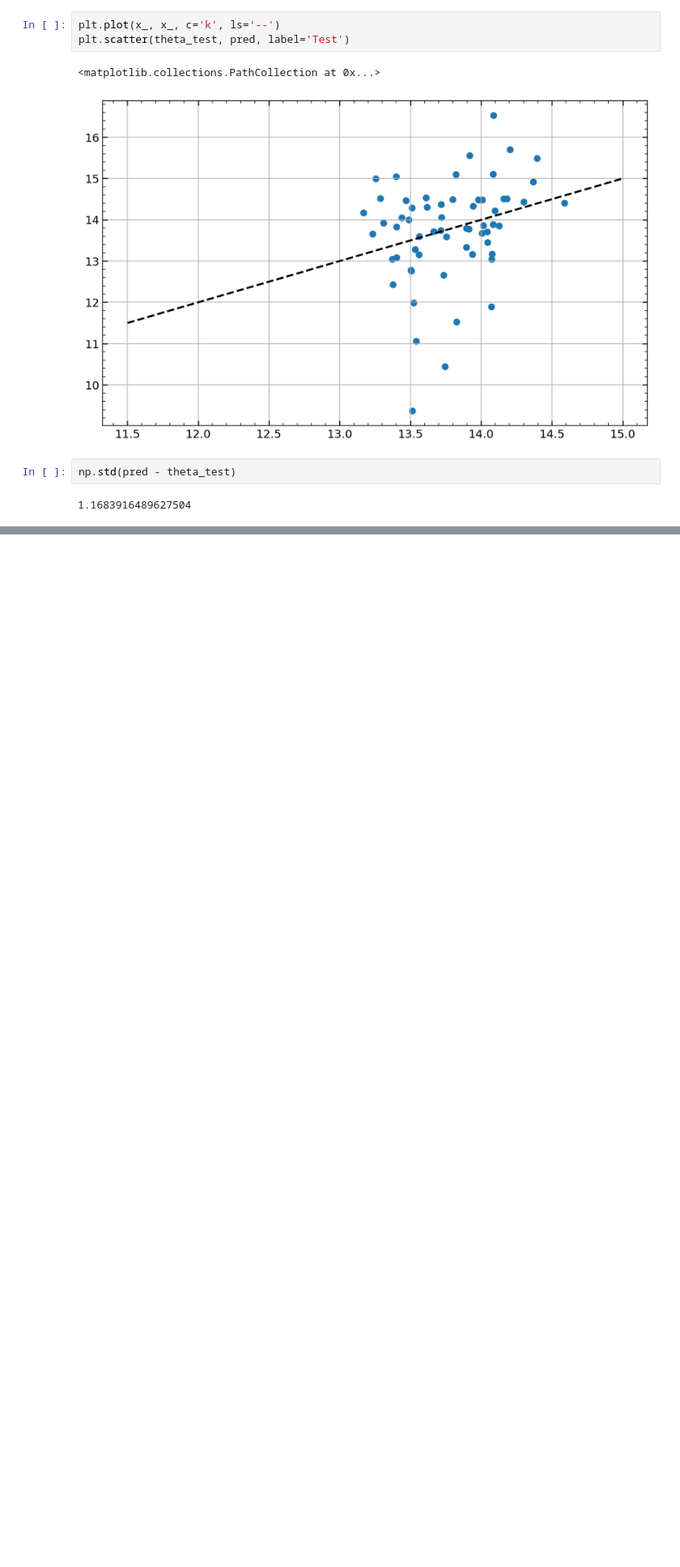
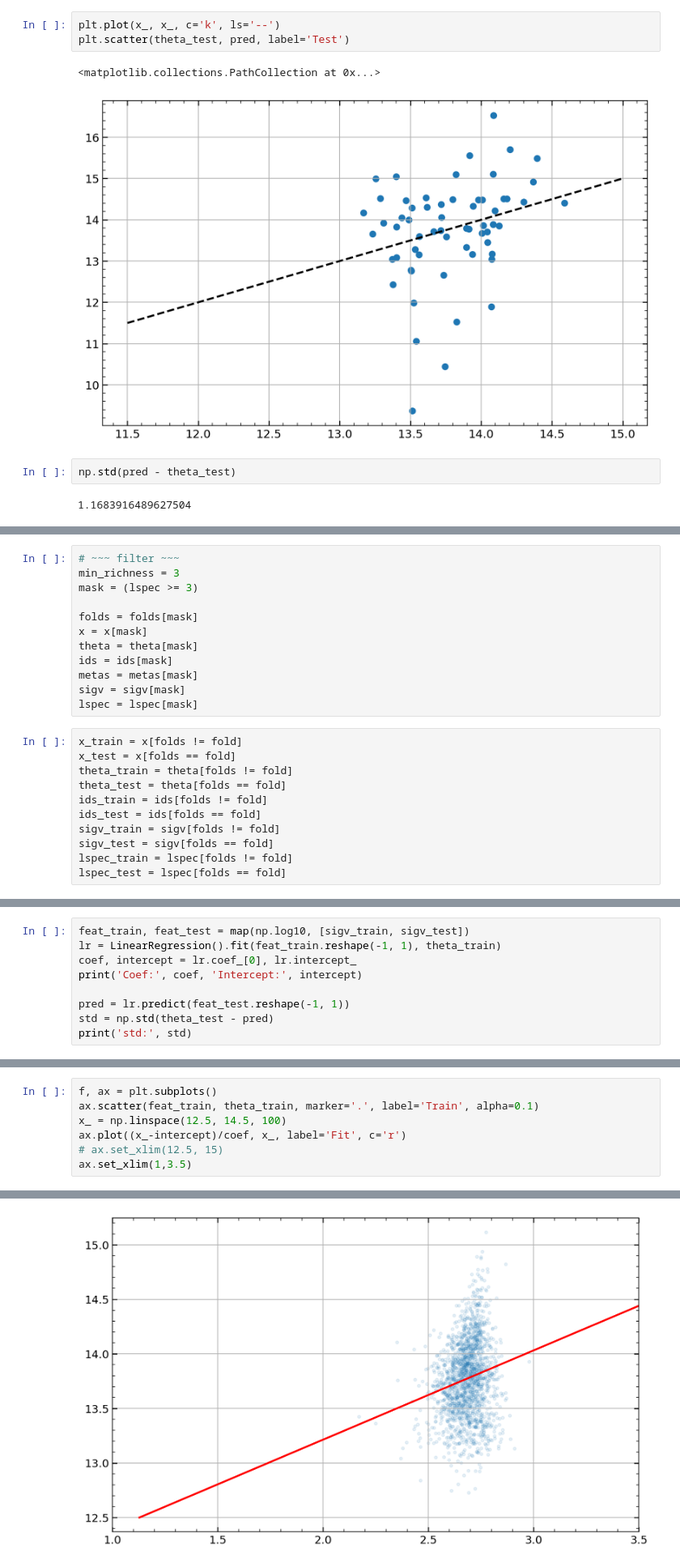
Before and after one commit to maho3/cl-ml-euclid, a Jupyter notebook: test_regression.ipynb, the cells around one changed output, grey strips where cells are left out. Shown at 81% size. Saved outputs shown, nothing was run; the diff lists cells and outputs as text; blank space fills up the shorter version.

```diff
--- a/test_regression.ipynb
+++ b/test_regression.ipynb
@@ -203,0 +215,23 @@ np.std(pred - theta_test)
+# %%
+# ~~~ filter ~~~
+min_richness = 3
+mask = (lspec >= 3)
+
+folds = folds[mask]
+x = x[mask]
+theta = theta[mask]
+ids = ids[mask]
+metas = metas[mask]
+sigv = sigv[mask]
+lspec = lspec[mask]
+# %%
+x_train = x[folds != fold]
+x_test = x[folds == fold]
+theta_train = theta[folds != fold]
+theta_test = theta[folds == fold]
+ids_train = ids[folds != fold]
+ids_test = ids[folds == fold]
+sigv_train = sigv[folds != fold]
+sigv_test = sigv[folds == fold]
+lspec_train = lspec[folds != fold]
+lspec_test = lspec[folds == fold]
@@ -203,0 +240,9 @@ np.std(pred - theta_test)
+# %%
+feat_train, feat_test = map(np.log10, [sigv_train, sigv_test])
+lr = LinearRegression().fit(feat_train.reshape(-1, 1), theta_train)
+coef, intercept = lr.coef_[0], lr.intercept_
+print('Coef:', coef, 'Intercept:', intercept)
+
+pred = lr.predict(feat_test.reshape(-1, 1))
+std = np.std(theta_test - pred)
+print('std:', std)
@@ -203,0 +252,8 @@ np.std(pred - theta_test)
+# %%
+f, ax = plt.subplots()
+ax.scatter(feat_train, theta_train, marker='.', label='Train', alpha=0.1)
+x_ = np.linspace(12.5, 14.5, 100)
+ax.plot((x_-intercept)/coef, x_, label='Fit', c='r')
+# ax.set_xlim(12.5, 15)
+ax.set_xlim(1,3.5)
+# %% [output]
@@ -203,0 +261 @@ np.std(pred - theta_test)
+[figure, added]
```
Also changed, not shown: parts of 12 cells of this notebook, 6 other files.
